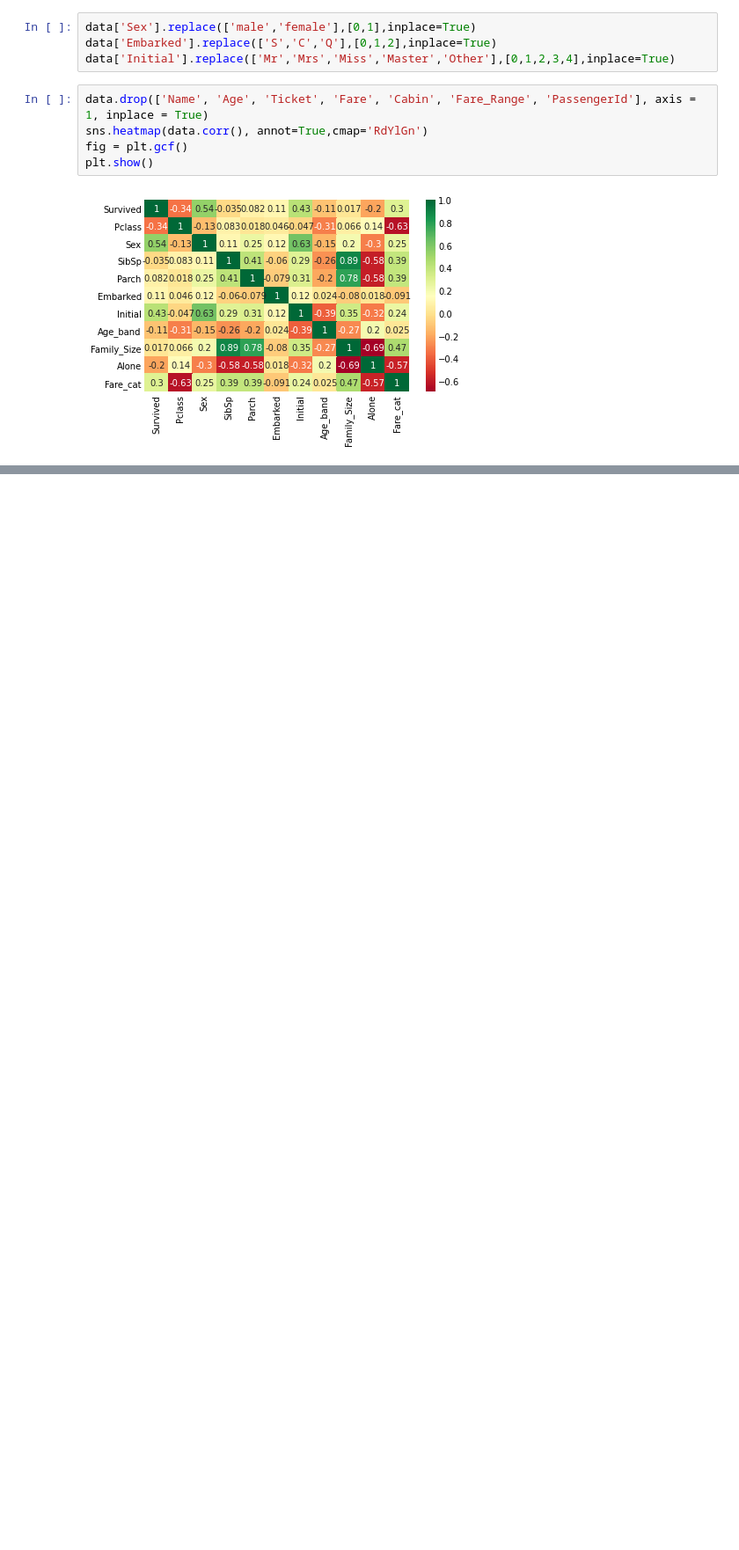
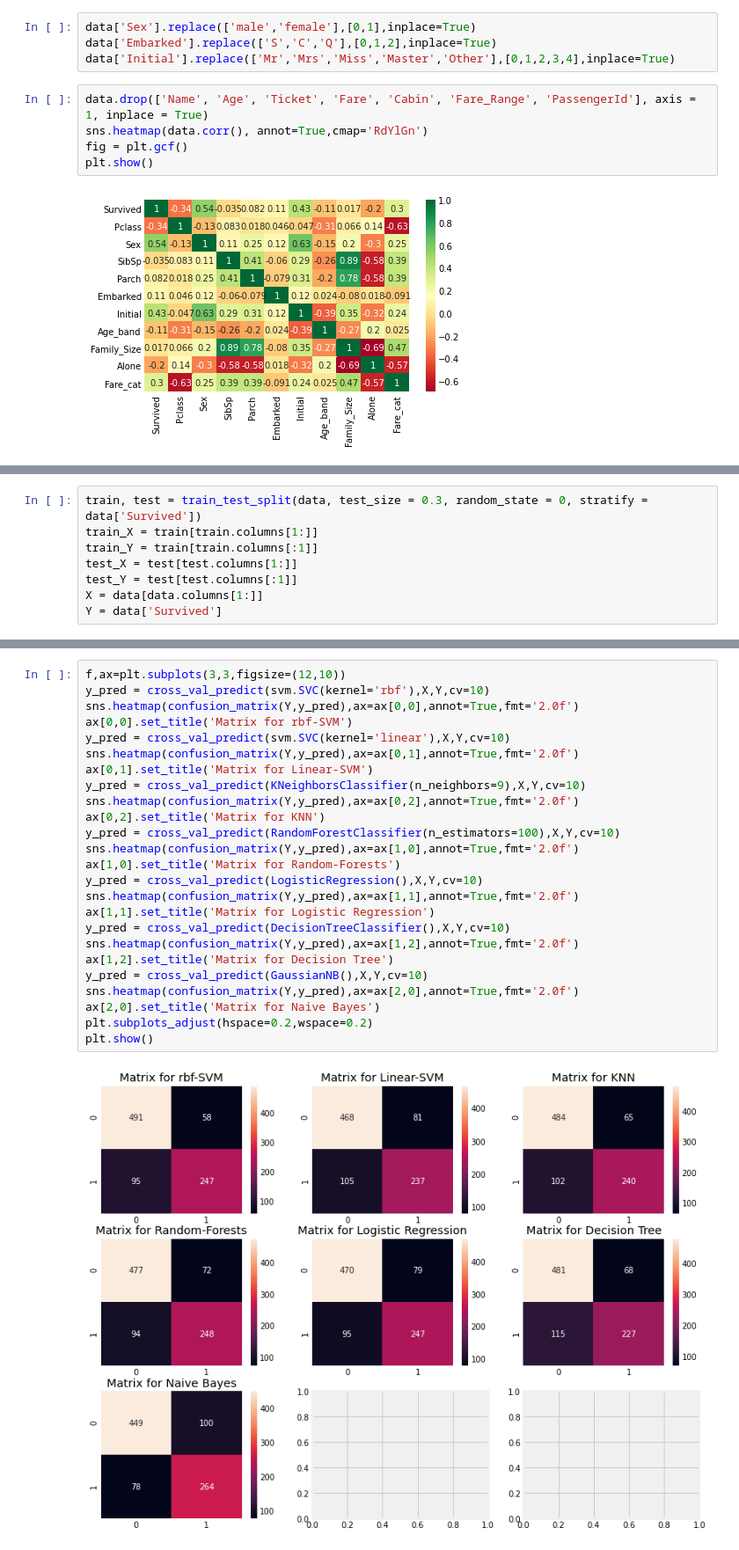
Before and after one commit to sejongpyo/Studies, a Jupyter notebook: titanic/titanic_6.ipynb, the cells around one changed output, grey strips where cells are left out. Shown at 88% size. Drawn from its saved outputs; the diff is of its cells as text; blank space fills up the shorter version.

```diff
--- a/titanic/titanic_6.ipynb
+++ b/titanic/titanic_6.ipynb
@@ -369,0 +371,8 @@ NameError: name 'a' is not defined
+# %%
+train, test = train_test_split(data, test_size = 0.3, random_state = 0, stratify = data['Survived'])
+train_X = train[train.columns[1:]]
+train_Y = train[train.columns[:1]]
+test_X = test[test.columns[1:]]
+test_Y = test[test.columns[:1]]
+X = data[data.columns[1:]]
+Y = data['Survived']
@@ -369,0 +490,27 @@ NameError: name 'a' is not defined
+# %%
+f,ax=plt.subplots(3,3,figsize=(12,10))
+y_pred = cross_val_predict(svm.SVC(kernel='rbf'),X,Y,cv=10)
+sns.heatmap(confusion_matrix(Y,y_pred),ax=ax[0,0],annot=True,fmt='2.0f')
+ax[0,0].set_title('Matrix for rbf-SVM')
+y_pred = cross_val_predict(svm.SVC(kernel='linear'),X,Y,cv=10)
+sns.heatmap(confusion_matrix(Y,y_pred),ax=ax[0,1],annot=True,fmt='2.0f')
+ax[0,1].set_title('Matrix for Linear-SVM')
+y_pred = cross_val_predict(KNeighborsClassifier(n_neighbors=9),X,Y,cv=10)
+sns.heatmap(confusion_matrix(Y,y_pred),ax=ax[0,2],annot=True,fmt='2.0f')
+ax[0,2].set_title('Matrix for KNN')
+y_pred = cross_val_predict(RandomForestClassifier(n_estimators=100),X,Y,cv=10)
+sns.heatmap(confusion_matrix(Y,y_pred),ax=ax[1,0],annot=True,fmt='2.0f')
+ax[1,0].set_title('Matrix for Random-Forests')
+y_pred = cross_val_predict(LogisticRegression(),X,Y,cv=10)
+sns.heatmap(confusion_matrix(Y,y_pred),ax=ax[1,1],annot=True,fmt='2.0f')
+ax[1,1].set_title('Matrix for Logistic Regression')
+y_pred = cross_val_predict(DecisionTreeClassifier(),X,Y,cv=10)
+sns.heatmap(confusion_matrix(Y,y_pred),ax=ax[1,2],annot=True,fmt='2.0f')
+ax[1,2].set_title('Matrix for Decision Tree')
+y_pred = cross_val_predict(GaussianNB(),X,Y,cv=10)
+sns.heatmap(confusion_matrix(Y,y_pred),ax=ax[2,0],annot=True,fmt='2.0f')
+ax[2,0].set_title('Matrix for Naive Bayes')
+plt.subplots_adjust(hspace=0.2,wspace=0.2)
+plt.show()
+# %% [output]
+[figure, added]
```
Also changed, not shown: parts of 31 cells of this notebook, 1 other file.
